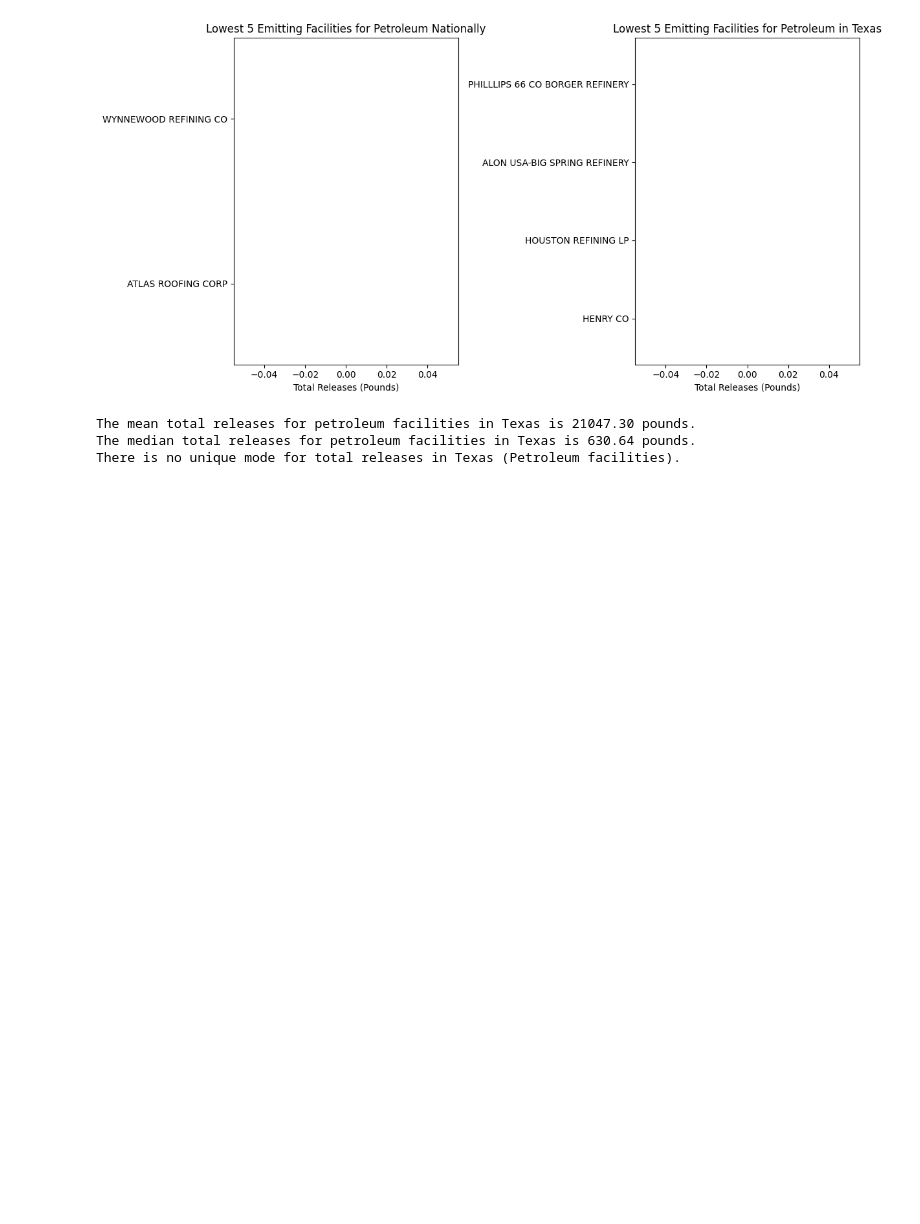
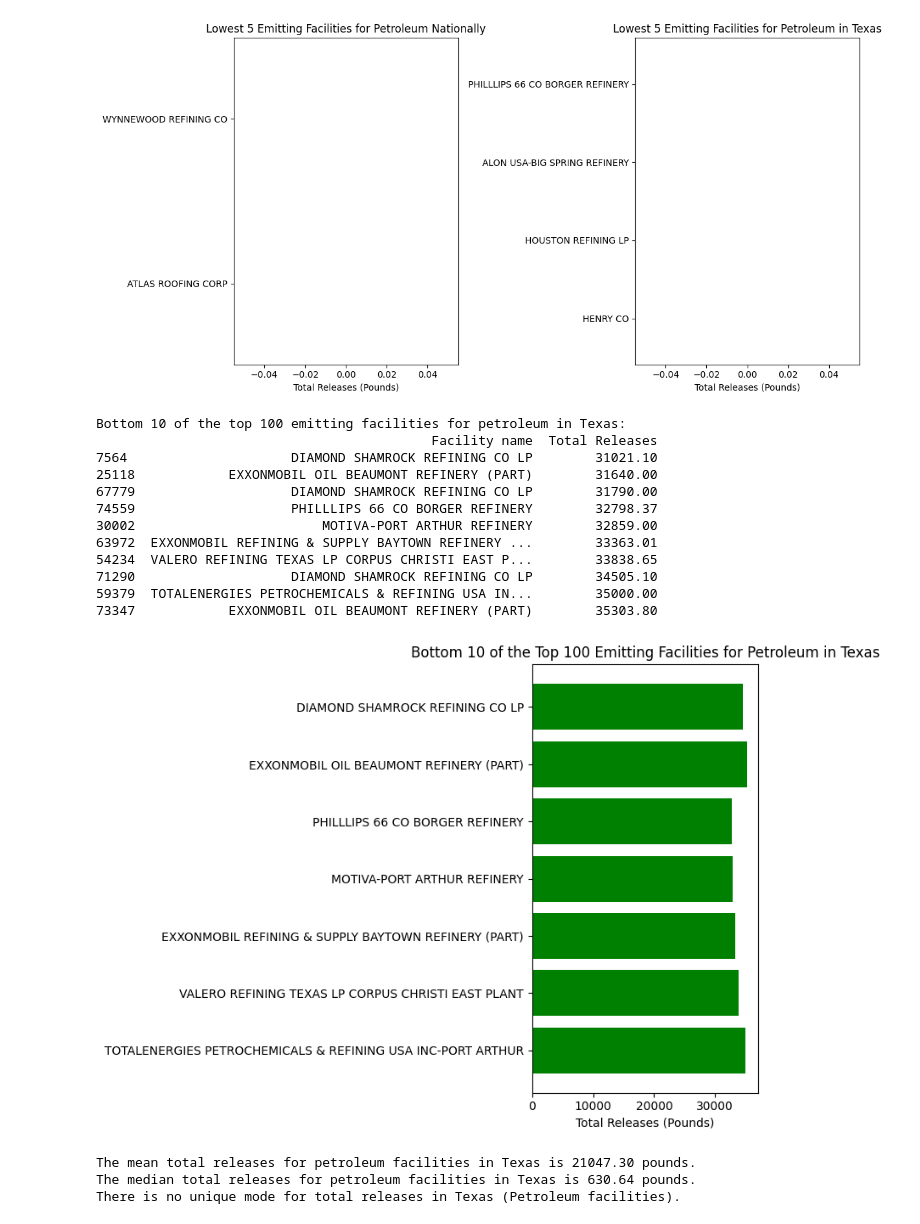
Before and after one commit to talaniz26/Project1Challenge-group4, a Jupyter notebook: data_exploration_cleanupWIPlaura.ipynb, the cells around one changed output. Saved outputs shown, nothing was run; the diff lists cells and outputs as text; code cells hidden in the pictures; blank space fills up the shorter version.

```diff
--- a/data_exploration_cleanupWIPlaura.ipynb
+++ b/data_exploration_cleanupWIPlaura.ipynb
@@ -584,6 +591,42 @@ Lowest 5 emitting facilities for petroleum in Texas:
 1535                         HENRY CO             0.0
 1615  PHILLLIPS 66 CO BORGER REFINERY             0.0
 [figure]
+# %%
+import matplotlib.pyplot as plt
+
+# Find the top 100 emitting facilities for petroleum in Texas
+top_100_in_tx = tx_facilities_petroleum.nlargest(100, 'Total Releases')
+
+# Find the bottom 10 among the top 100 in Texas
+bottom_10_in_tx = top_100_in_tx.nsmallest(10, 'Total Releases')
+
+# Print the bottom 10 of the top 100 in Texas
+print("Bottom 10 of the top 100 emitting facilities for petroleum in Texas:")
+print(bottom_10_in_tx[['Facility name', 'Total Releases']])
+
+# Create a bar graph to visualize the bottom 10 of the top 100 emitting facilities in Texas
+plt.figure(figsize=(8, 6))
+plt.barh(bottom_10_in_tx['Facility name'], bottom_10_in_tx['Total Releases'], color='green')
+plt.title('Bottom 10 of the Top 100 Emitting Facilities for Petroleum in Texas')
+plt.xlabel('Total Releases (Pounds)')
+plt.gca().invert_yaxis()  # Invert the y-axis to show the lowest at the top
+
+plt.tight_layout()
+plt.show()
+# %% [output]
+Bottom 10 of the top 100 emitting facilities for petroleum in Texas:
+                                           Facility name  Total Releases
+7564                     DIAMOND SHAMROCK REFINING CO LP        31021.10
+25118            EXXONMOBIL OIL BEAUMONT REFINERY (PART)        31640.00
+67779                    DIAMOND SHAMROCK REFINING CO LP        31790.00
+74559                    PHILLLIPS 66 CO BORGER REFINERY        32798.37
+30002                        MOTIVA-PORT ARTHUR REFINERY        32859.00
+63972  EXXONMOBIL REFINING & SUPPLY BAYTOWN REFINERY ...        33363.01
+54234  VALERO REFINING TEXAS LP CORPUS CHRISTI EAST P...        33838.65
+71290                    DIAMOND SHAMROCK REFINING CO LP        34505.10
+59379  TOTALENERGIES PETROCHEMICALS & REFINING USA IN...        35000.00
+73347            EXXONMOBIL OIL BEAUMONT REFINERY (PART)        35303.80
+[figure, added]
 # %%
 from scipy import stats
 
```
Also changed, not shown: parts of 3 cells of this notebook.
